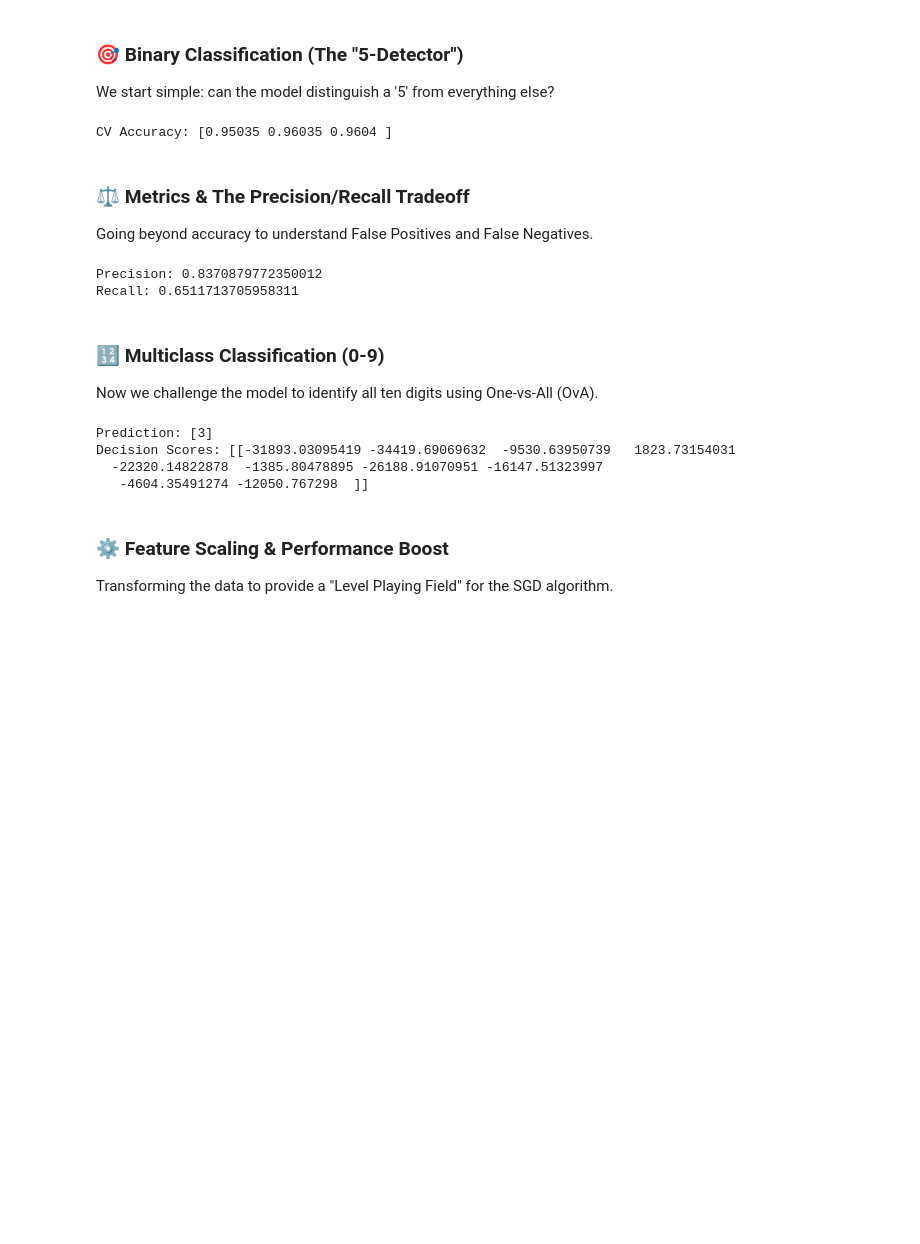
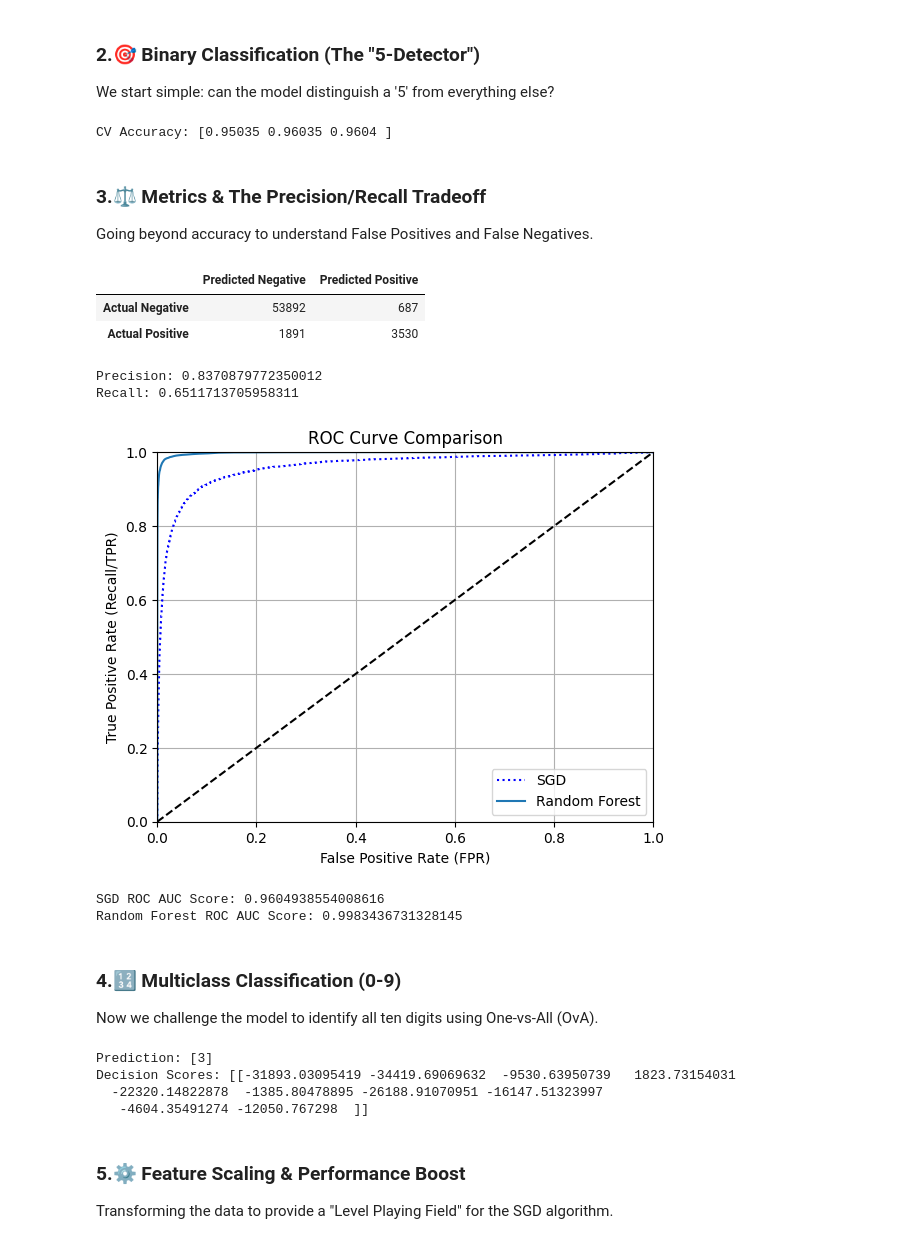
Before and after one commit to cicerohen/hands-on-ml-book, a Jupyter notebook: hands_on_chapter_3.ipynb, the cells around one changed output. Drawn from its saved outputs; the diff is of its cells as text; code cells hidden in the pictures; blank space fills up the shorter version.

```diff
--- a/hands_on_chapter_3.ipynb
+++ b/hands_on_chapter_3.ipynb
@@ -21,7 +24,7 @@ X, y = mnist.data, mnist.target.astype(np.uint8)
 # Train/Test Split
 X_train, X_test, y_train, y_test = X[:60000], X[60000:], y[:60000], y[60000:]
 # %% [markdown]
-### **🎯 Binary Classification (The "5-Detector")**
+### **2.🎯 Binary Classification (The "5-Detector")**
 
 We start simple: can the model distinguish a '5' from everything else?
 # %%
@@ -40,28 +43,61 @@ print(f"CV Accuracy: {cv_accuracy}")
 # %% [output]
 CV Accuracy: [0.95035 0.96035 0.9604 ]
 # %% [markdown]
-### **⚖️ Metrics & The Precision/Recall Tradeoff**
+### **3.⚖️ Metrics & The Precision/Recall Tradeoff**
 
 Going beyond accuracy to understand False Positives and False Negatives.
-# %%
-# Confusion Matrix
-y_train_pred = cross_val_predict(sgd_clf, X_train, y_train_5, cv=3)
-cm = confusion_matrix(y_train_5, y_train_pred)
-
-# Precision, Recall, and F1
-print(f"Precision: {precision_score(y_train_5, y_train_pred)}")
-print(f"Recall: {recall_score(y_train_5, y_train_pred)}")
-
-# ROC Curve Comparison (SGD vs Random Forest)
-forest_clf = RandomForestClassifier(random_state=42)
-y_probas_forest = cross_val_predict(forest_clf, X_train, y_train_5, cv=3, method="predict_proba")
-y_scores_forest = y_probas_forest[:, 1]
-fpr_forest, tpr_forest, thresholds_forest = roc_curve(y_train_5, y_scores_forest)
-# %% [output]
-Precision: 0.8370879772350012
-Recall: 0.6511713705958311
+# %%
+# Confusion Matrix
+y_train_pred = cross_val_predict(sgd_clf, X_train, y_train_5, cv=3)
+cm = confusion_matrix(y_train_5, y_train_pred)
+conf_matrix_df = pd.DataFrame(cm,index=['Actual Negative', 'Actual Positive'], columns=['Predicted Negative', 'Predicted Positive'])
+html_table = conf_matrix_df.to_html(classes='table table-bordered')
+HTML(html_table)
+# %% [output]
+|  | Predicted Negative | Predicted Positive |
+| Actual Negative | 53892 | 687 |
+| Actual Positive | 1891 | 3530 |
+# %%
+# Basic Metrics
+
+print(f"Precision: {precision_score(y_train_5, y_train_pred)}")
+print(f"Recall: {recall_score(y_train_5, y_train_pred)}")
+
+# Get scores for SGD (using decision_function)
+y_scores_sgd = cross_val_predict(sgd_clf, X_train, y_train_5, cv=3, method="decision_function")
+fpr_sgd, tpr_sgd, thresholds_sgd = roc_curve(y_train_5, y_scores_sgd)
+
+# Get scores for Random Forest (using probabilities)
+forest_clf = RandomForestClassifier(random_state=42)
+y_probas_forest = cross_val_predict(forest_clf, X_train, y_train_5, cv=3, method="predict_proba")
+y_scores_forest = y_probas_forest[:, 1] # Score = probability of positive class
+fpr_forest, tpr_forest, thresholds_forest = roc_curve(y_train_5, y_scores_forest)
+
+
+# Plot the comparison
+plt.plot(fpr_sgd, tpr_sgd, "b:", label="SGD")
+plt.plot(fpr_forest, tpr_forest, label="Random Forest")
+plt.plot([0, 1], [0, 1], 'k--') # Diagonal line (random guess)
+plt.axis([0, 1, 0, 1])
+plt.xlabel('False Positive Rate (FPR)')
+plt.ylabel('True Positive Rate (Recall/TPR)')
+plt.legend(loc="lower right")
+plt.grid(True)
+plt.title("ROC Curve Comparison")
+plt.show()
+
+
+# Calculate the Area Under the Curve (AUC)
+print(f"SGD ROC AUC Score: {roc_auc_score(y_train_5, y_scores_sgd)}")
+print(f"Random Forest ROC AUC Score: {roc_auc_score(y_train_5, y_scores_forest)}")
+# %% [output]
+Precision: 0.8370879772350012
+Recall: 0.6511713705958311
+[figure, added]
+SGD ROC AUC Score: 0.9604938554008616
+Random Forest ROC AUC Score: 0.9983436731328145
 # %% [markdown]
-### **🔢 Multiclass Classification (0-9)**
+### **4.🔢 Multiclass Classification (0-9)**
 
 Now we challenge the model to identify all ten digits using One-vs-All (OvA).
 # %%
@@ -81,7 +117,7 @@ Decision Scores: [[-31893.03095419 -34419.69069632  -9530.63950739   1823.731540
   -22320.14822878  -1385.80478895 -26188.91070951 -16147.51323997
    -4604.35491274 -12050.767298  ]]
 # %% [markdown]
-### **⚙️ Feature Scaling & Performance Boost**
+### **5.⚙️ Feature Scaling & Performance Boost**
 
 Transforming the data to provide a "Level Playing Field" for the SGD algorithm.
 # %%
```
Also changed, not shown: parts of 10 cells of this notebook.
